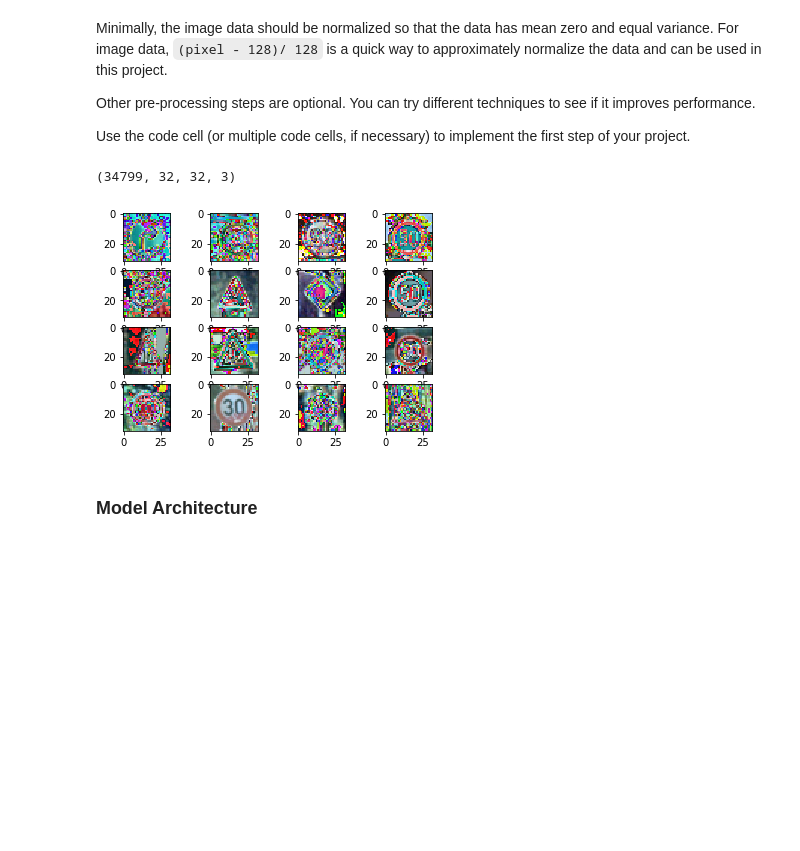
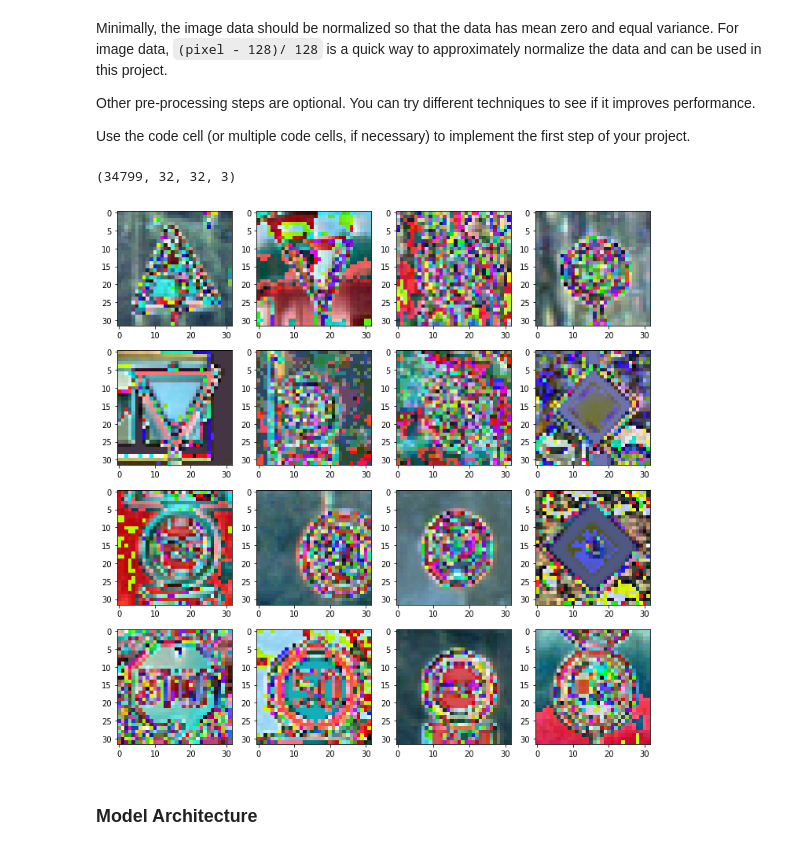
Before and after one commit to undo76/CarND-Traffic-Sign-Classifier-Project, a Jupyter notebook: Traffic_Sign_Classifier.ipynb, the cells around one changed output. Saved outputs shown, nothing was run; the diff lists cells and outputs as text; code cells hidden in the pictures; blank space fills up the shorter version.

```diff
--- a/Traffic_Sign_Classifier.ipynb
+++ b/Traffic_Sign_Classifier.ipynb
@@ -132,29 +135,20 @@ import matplotlib.pyplot as plt
 
 Display random images in the train dataset.
 # %%
-def show_images(data, ncols=4):
+def show_images(data, ncols=4, labels=None):
     """ Display images.
-
-        Parameters
-        ----------
-        data: Array of images to display.
-        nrows: # of rows.
-        ncols: # of cols.
     """
     nrows = np.ceil(len(data) / ncols)
     for ii in range(len(data)):
         plt.subplot(nrows, ncols, ii + 1)
+        if labels is not None:
+            plt.title(labels[ii][:30])
         plt.imshow(data[ii].squeeze(), cmap=plt.cm.Greys_r)
+    plt.tight_layout()
 
 
-def show_random_images(data, nsamples=16, ncols=4):
+def show_random_images(data, nsamples=16, ncols=4, labels=None):
     """ Display random images.
-
-        Parameters
-        ----------
-        data: Array of images to display.
-        nrows: # of rows.
-        ncols: # of cols.
     """
-
-    show_images(data[np.random.randint(0, len(data), nsamples)], ncols)
+    idxs = np.random.randint(0, len(data), nsamples)
+    show_images(data[idxs], ncols, labels=labels[idxs] if labels is not None else None)
@@ -224,11 +224,12 @@ def preprocess_images(X, greyscale=False, standarize=True):
 # %%
 # Preprocess datasets
 X_train_pp, X_valid_pp, X_test_pp = (preprocess_images(x) for x in (X_train, X_valid, X_test))
 print(X_train_pp.shape)
+plt.figure(figsize=(10,10))
 show_random_images(X_train_pp)
 # %% [output]
 (34799, 32, 32, 3)
-[figure, old version]
+[figure, new version]
 # %% [markdown]
 ### Model Architecture
 # %%
```
Also changed, not shown: parts of 17 cells of this notebook.
